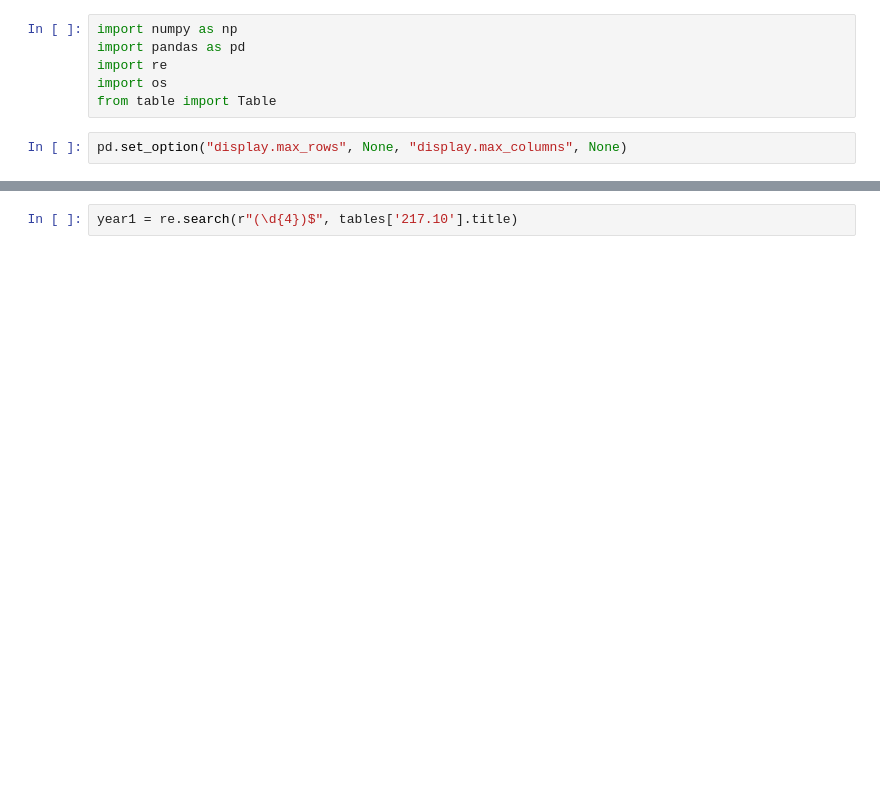
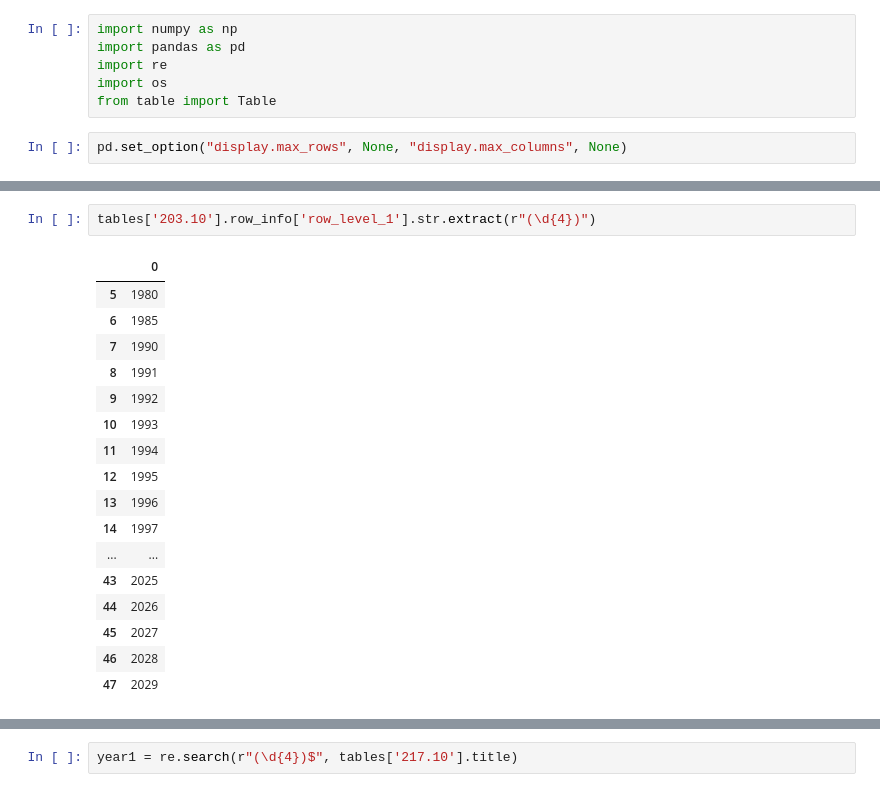
Before and after one commit to toltman/table_scraping, a Jupyter notebook: Table Scraping 8-Copy2.ipynb, the cells around one changed output, grey strips where cells are left out. Saved outputs shown, nothing was run; the diff lists cells and outputs as text; blank space fills up the shorter version.

```diff
--- a/Table Scraping 8-Copy2.ipynb
+++ b/Table Scraping 8-Copy2.ipynb
@@ -26 +78,21 @@ tables['203.10'].row_info
+# %%
+tables['203.10'].row_info['row_level_1'].str.extract(r"(\d{4})")
+# %% [output]
+|  | 0 |
+| 5 | 1980 |
+| 6 | 1985 |
+| 7 | 1990 |
+| 8 | 1991 |
+| 9 | 1992 |
+| 10 | 1993 |
+| 11 | 1994 |
+| 12 | 1995 |
+| 13 | 1996 |
+| 14 | 1997 |
+| ... | ... |
+| 43 | 2025 |
+| 44 | 2026 |
+| 45 | 2027 |
+| 46 | 2028 |
+| 47 | 2029 |
 # %%
```
Also changed, not shown: parts of 27 cells of this notebook, 1 other file.
